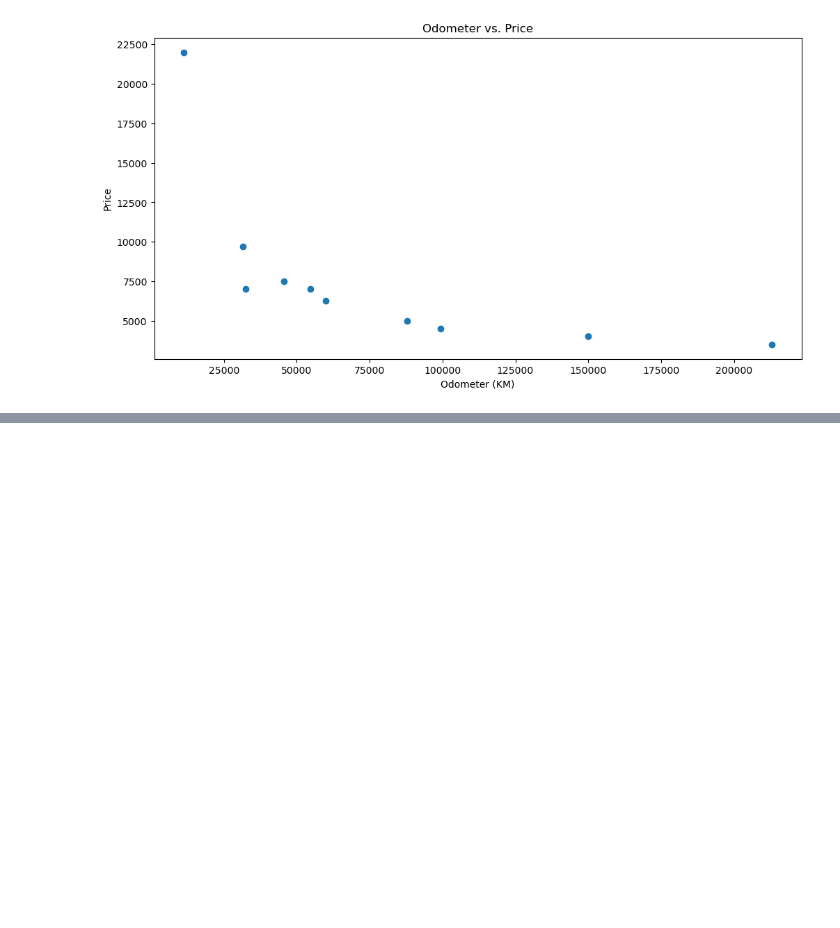
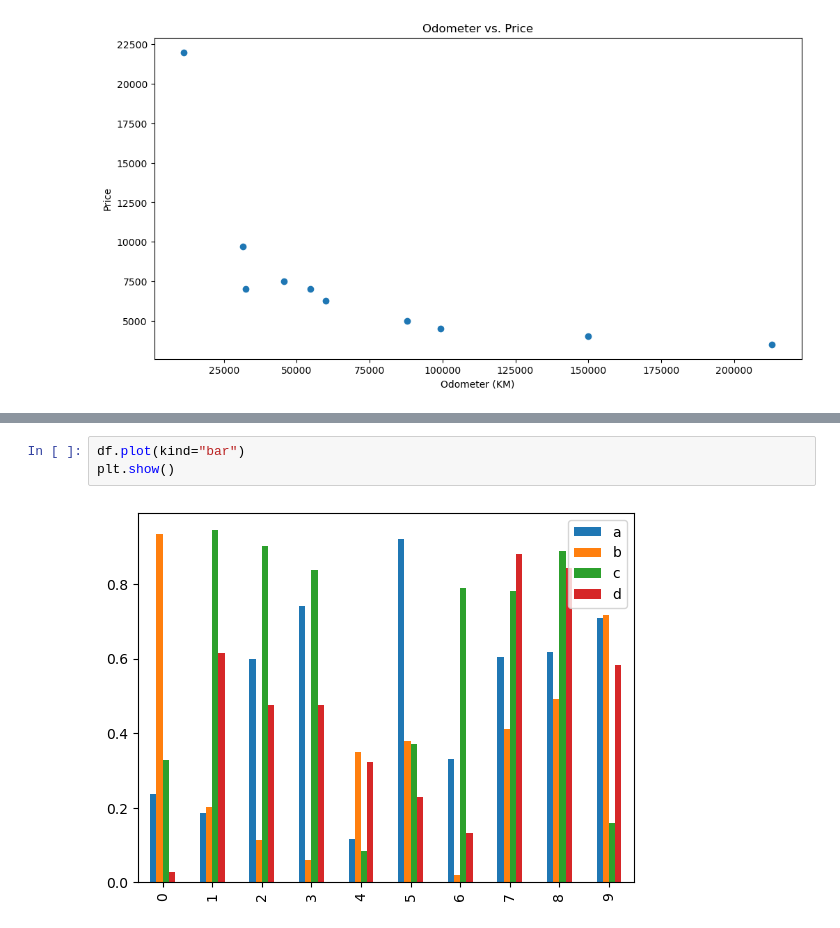
Before and after one commit to Dreyyyyy/machine-learning, a Jupyter notebook: zero-to-mastery/matplotlib/introduction-to-matplotlib.ipynb, the cells around one changed output, grey strips where cells are left out. Cells and saved outputs as stored; diff of their text form; blank space fills up the shorter version.

```diff
--- a/zero-to-mastery/matplotlib/introduction-to-matplotlib.ipynb
+++ b/zero-to-mastery/matplotlib/introduction-to-matplotlib.ipynb
@@ -315,0 +342,5 @@ plt.show()
+# %%
+df.plot(kind="bar")
+plt.show()
+# %% [output]
+[figure, added]
```
Also changed, not shown: parts of 21 cells of this notebook, 17 other files.
